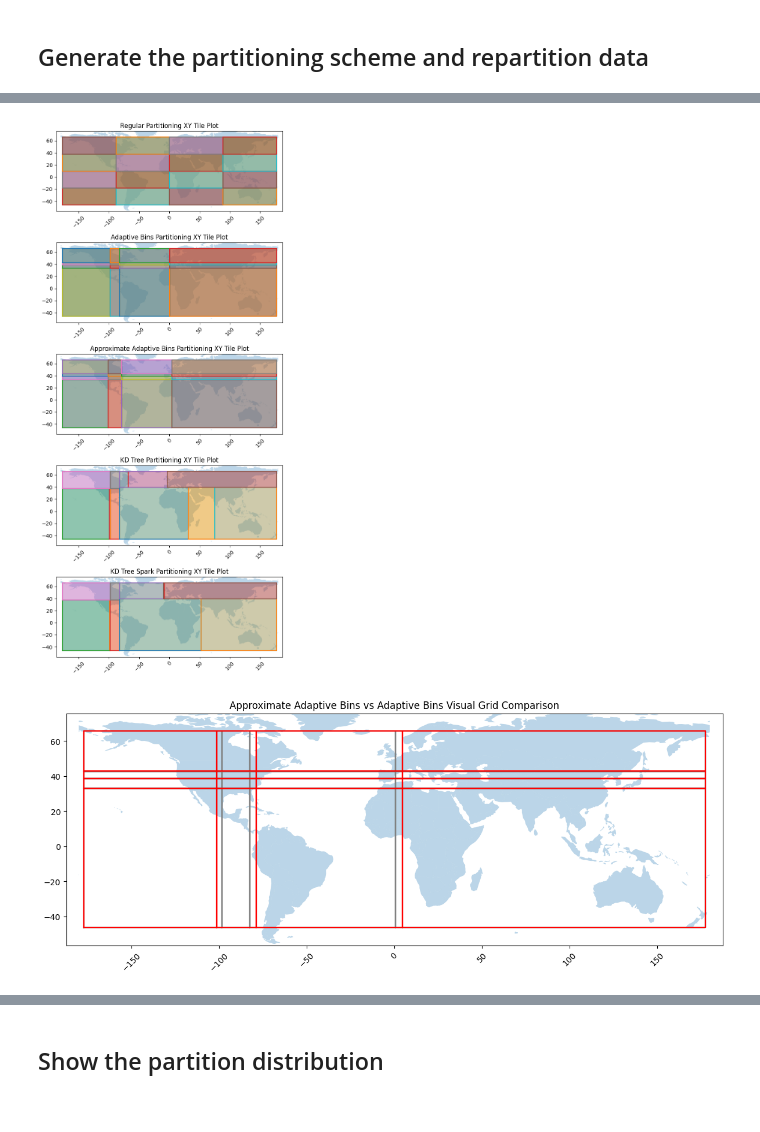
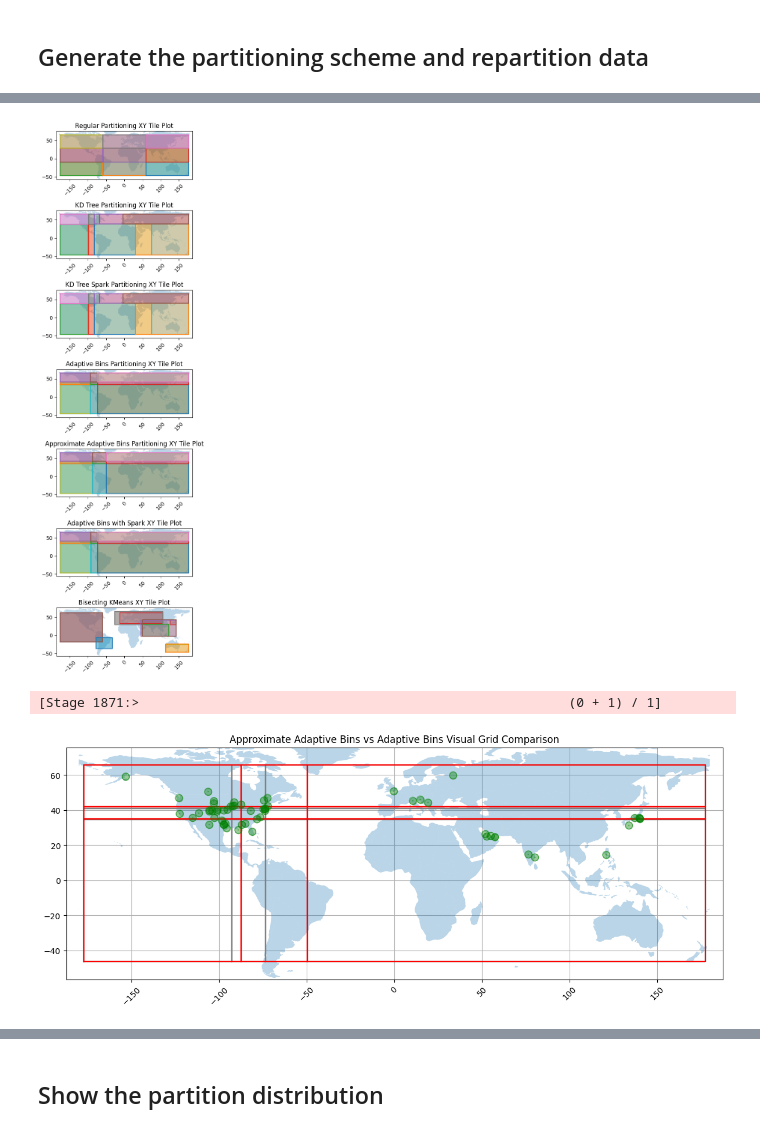
Before and after one commit to Action52/MobilityPySpark, a Jupyter notebook: pysparkmeos/PartitioningSchemesWithPyMEOS.ipynb, the cells around one changed output, grey strips where cells are left out. Saved outputs shown, nothing was run; the diff lists cells and outputs as text; code cells hidden in the pictures.

```diff
--- a/pysparkmeos/PartitioningSchemesWithPyMEOS.ipynb
+++ b/pysparkmeos/PartitioningSchemesWithPyMEOS.ipynb
@@ -340,6 +470,6 @@ only showing top 20 rows
 # %%
 # Now we calculate the grid and partition accordingly
-fig, ax = plt.subplots(5, 1, figsize=(15, 15))
+fig, ax = plt.subplots(7, 1, figsize=(15, 15))
 fig.subplots_adjust(hspace=0.5)  # Increase the value to add more space
 
 world = gpd.read_file(gpd.datasets.get_path('naturalearth_lowres'))
@@ -350,27 +480,30 @@ maxx = bounds.expand(10.0).xmax()
 miny = bounds.expand(10.0).ymin()
 maxy = bounds.expand(10.0).ymax()
 
-world.plot(ax=ax[0], alpha=0.3)
-world.plot(ax=ax[1], alpha=0.3)
-world.plot(ax=ax[2], alpha=0.3)
-world.plot(ax=ax[3], alpha=0.3)
-world.plot(ax=ax[4], alpha=0.3)
 
+for a in ax:
+    world.plot(ax=a, alpha=0.3)
 
 gp.plot(axes=ax[0])
 ax[0].title.set_text("Regular Partitioning XY Tile Plot")
 
-agp.plot(axes=ax[1])
-ax[1].title.set_text("Adaptive Bins Partitioning XY Tile Plot")
+gpkd.plot(axes=ax[1])
+ax[1].title.set_text("KD Tree Partitioning XY Tile Plot")
 
-agp2.plot(axes=ax[2])
-ax[2].title.set_text("Approximate Adaptive Bins Partitioning XY Tile Plot")
+sgpkd.plot(axes=ax[2])
+ax[2].title.set_text("KD Tree Spark Partitioning XY Tile Plot")
 
-gpkd.plot(axes=ax[3])
-ax[3].title.set_text("KD Tree Partitioning XY Tile Plot")
+agp.plot(axes=ax[3])
+ax[3].title.set_text("Adaptive Bins Partitioning XY Tile Plot")
 
-gpkd2.plot(axes=ax[4])
-ax[4].title.set_text("KD Tree Spark Partitioning XY Tile Plot")
+agp2.plot(axes=ax[4])
+ax[4].title.set_text("Approximate Adaptive Bins Partitioning XY Tile Plot")
+
+sagp.plot(axes=ax[5])
+ax[5].title.set_text("Adaptive Bins with Spark XY Tile Plot")
+
+bkp.plot(axes=ax[6])
+ax[6].title.set_text("Bisecting KMeans XY Tile Plot")
 
 for i, _ in enumerate(ax):
     ax[i].set_xlim(minx, maxx)
@@ -382,7 +515,7 @@ fig.tight_layout()
 # Save each subplot as an SVG file with labels
 for i, axis in enumerate(ax):
     extent = axis.get_tightbbox(fig.canvas.get_renderer()).transformed(fig.dpi_scale_trans.inverted())
-    fig.savefig(f'subplot_{i+1}.svg', bbox_inches=extent)  # Adjust expanded() parameters as needed
+    fig.savefig(f'subplot_{i+1}_{testname}.svg', bbox_inches=extent)  # Adjust expanded() parameters as needed
 
 plt.show()
 # %% [output]
@@ -391,9 +522,14 @@ ERROR:fiona._env:PROJ: internal_proj_identify: /usr/local/lib/python3.9/dist-pac
-[figure, old version]
+[figure, new version]
 # %%
 fig, ax = plt.subplots(1, 1, figsize=(12, 12))
 world.plot(ax=ax, alpha=0.3)
 agp.plot(axes=ax, draw_filling=False, color='grey')
 agp2.plot(axes=ax, draw_filling=False, color='red')
+
+for idx, row in enumerate(trajectories.sample(0.01, seed=0.3).toLocalIterator()):
+    TemporalPointSequencePlotter.plot_xy(
+        row.PointSeq, axes=ax, show_markers=True, show_grid=True, color=('green',0.4)
+    )
 
 ax.set_xlim(minx, maxx)
 ax.set_ylim(miny, maxy)
@@ -403,9 +539,10 @@ fig.tight_layout()
 
 # Save each subplot as an SVG file with labels
 extent = ax.get_tightbbox(fig.canvas.get_renderer()).transformed(fig.dpi_scale_trans.inverted())
-fig.savefig(f'compare_bins.svg', bbox_inches=extent)  # Adjust expanded() parameters as needed
+fig.savefig(f'compare_bins_{testname}.svg', bbox_inches=extent)  # Adjust expanded() parameters as needed
 
 ax.title.set_text("Approximate Adaptive Bins vs Adaptive Bins Visual Grid Comparison")
 plt.show()
 # %% [output]
+[Stage 1871:>                                                       (0 + 1) / 1]
-[figure, old version]
+[figure, new version]
```
Also changed, not shown: parts of 17 cells of this notebook, 38 other files.
